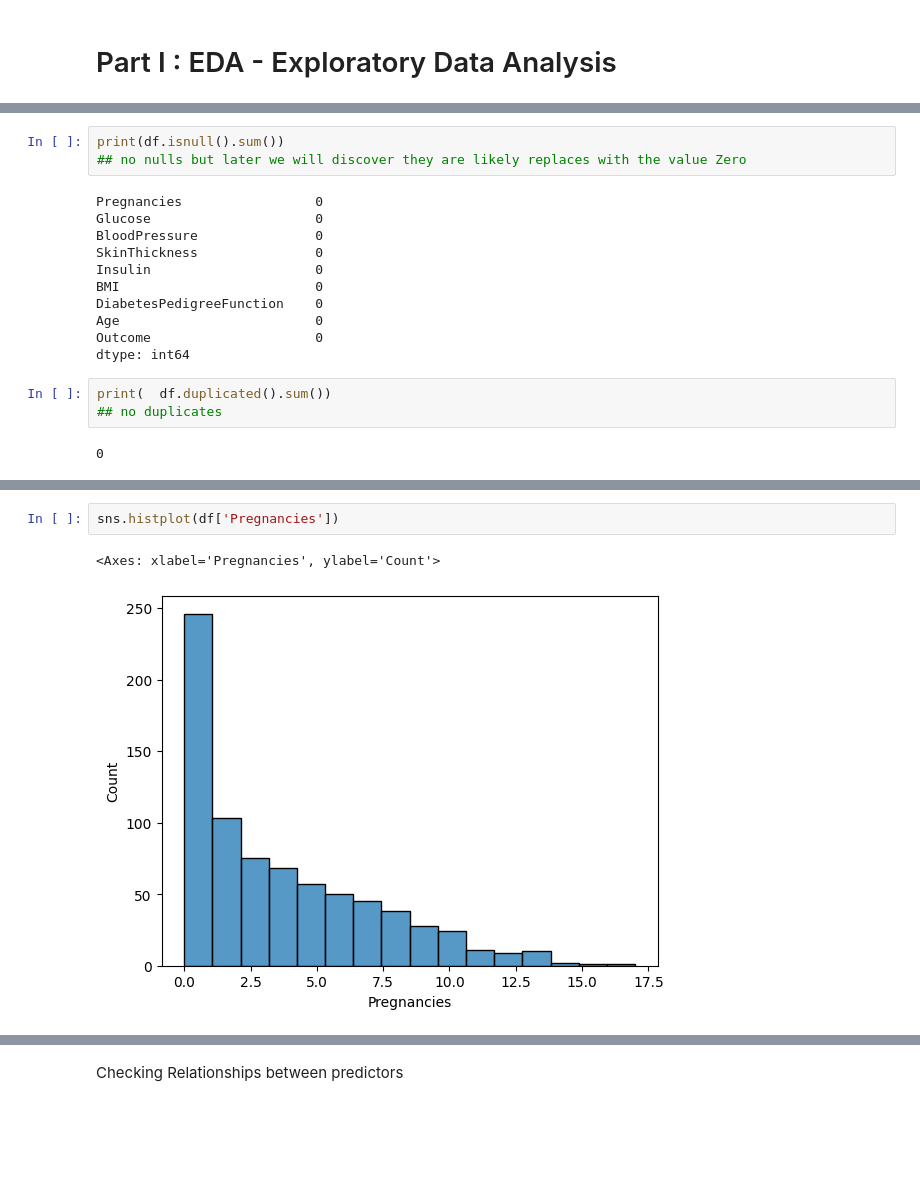
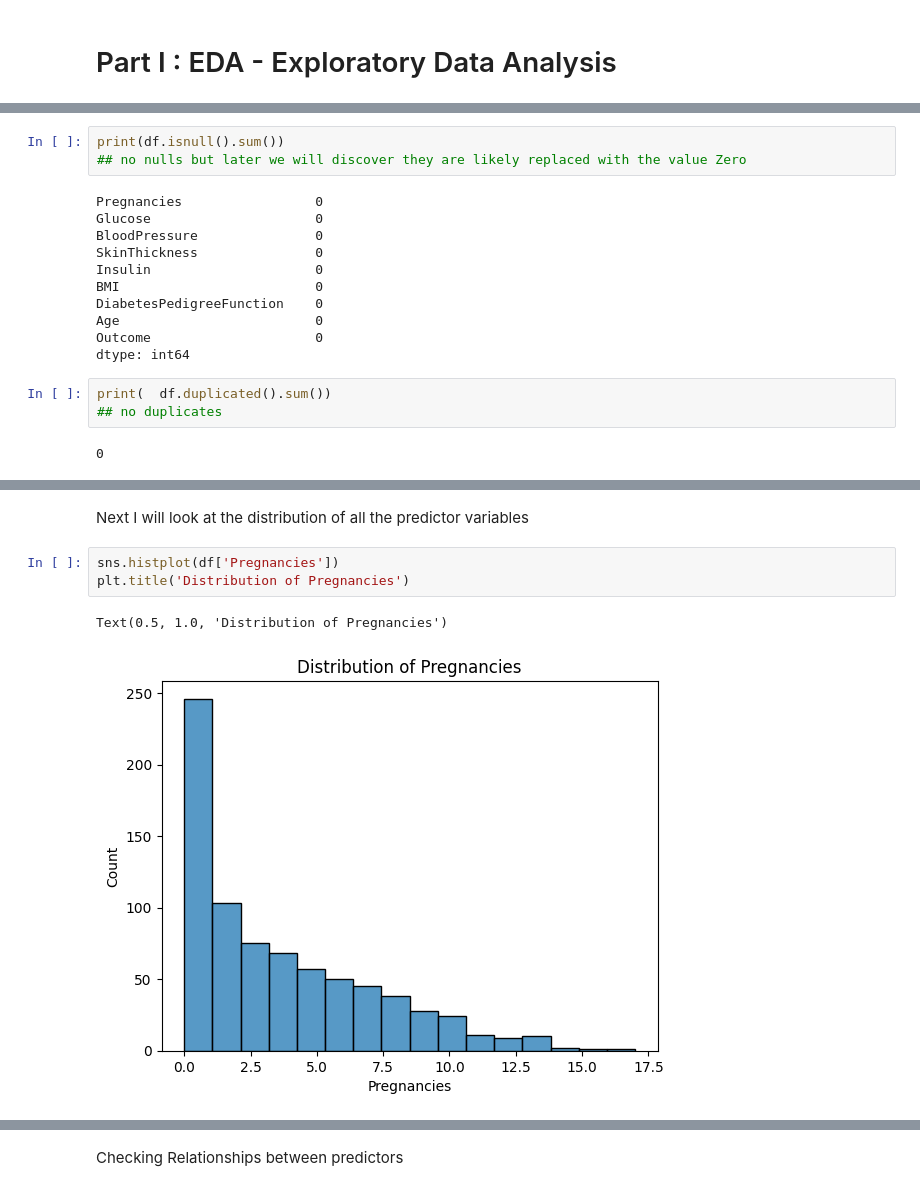
Before and after one commit to DavidOrmsby/ml-project-supervised-learning, a Jupyter notebook: Supervised Learning - Project.ipynb, the cells around one changed output, grey strips where cells are left out. Cells and saved outputs as stored; diff of their text form; blank space fills up the shorter version.

```diff
--- a/Supervised Learning - Project.ipynb
+++ b/Supervised Learning - Project.ipynb
@@ -38,7 +25,7 @@ from sklearn.metrics import f1_score, accuracy_score
 df=pd.read_csv('diabetes.csv')
 # %%
 print(df.isnull().sum())
-## no nulls but later we will discover they are likely replaces with the value Zero
+## no nulls but later we will discover they are likely replaced with the value Zero
 # %% [output]
 Pregnancies                 0
 Glucose                     0
@@ -99,10 +86,13 @@ df[diabetes_no].describe(include='all')
 | 50% | 2.000000 | 107.0000 | 70.000000 | 21.000000 | 39.000000 | 30.050000 | 0.336000 | 27.000000 | ... |
 | 75% | 5.000000 | 125.0000 | 78.000000 | 31.000000 | 105.000000 | 35.300000 | 0.561750 | 37.000000 | ... |
 | max | 13.000000 | 197.0000 | 122.000000 | 60.000000 | 744.000000 | 57.300000 | 2.329000 | 81.000000 | ... |
+# %% [markdown]
+Next I will look at the distribution of all the predictor variables
 # %%
 sns.histplot(df['Pregnancies'])
+plt.title('Distribution of Pregnancies')
 # %% [output]
-<Axes: xlabel='Pregnancies', ylabel='Count'>
+Text(0.5, 1.0, 'Distribution of Pregnancies')
-[figure, old version]
+[figure, new version]
 # %%
 sns.histplot(df['Glucose'])
```
Also changed, not shown: parts of 40 cells of this notebook, 3 other files.
